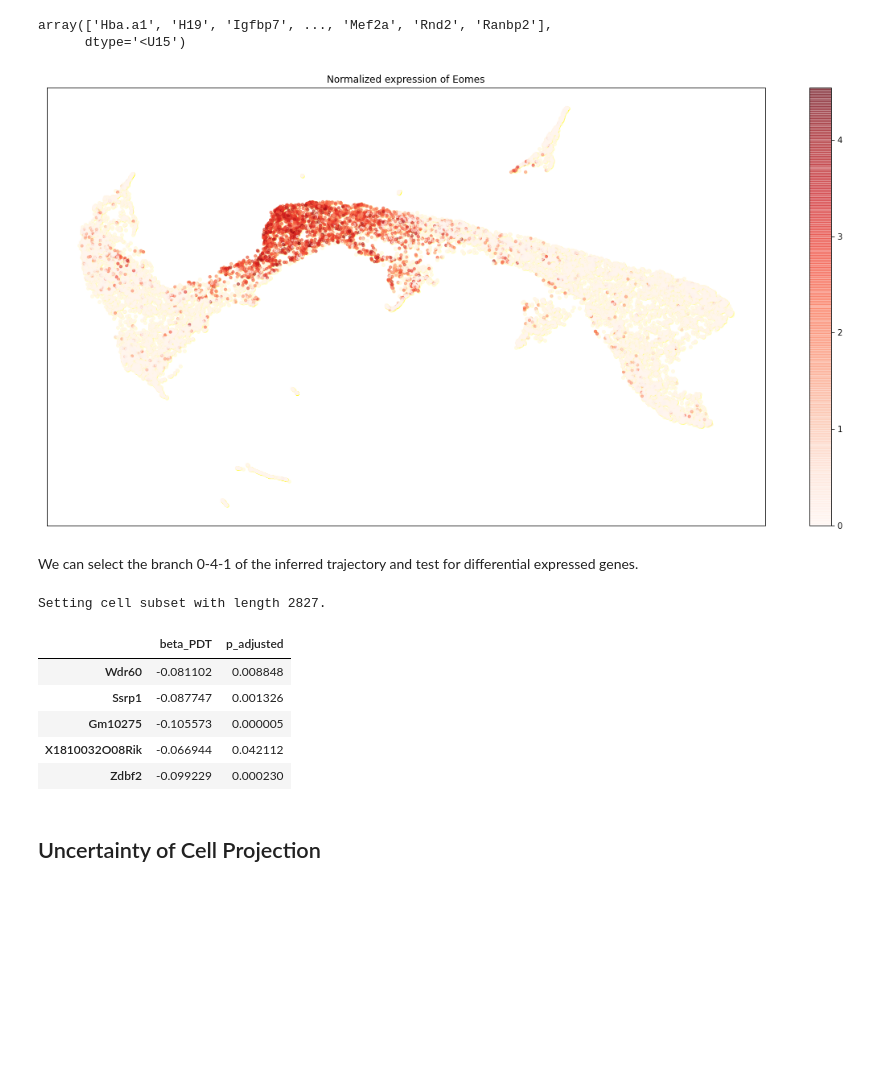
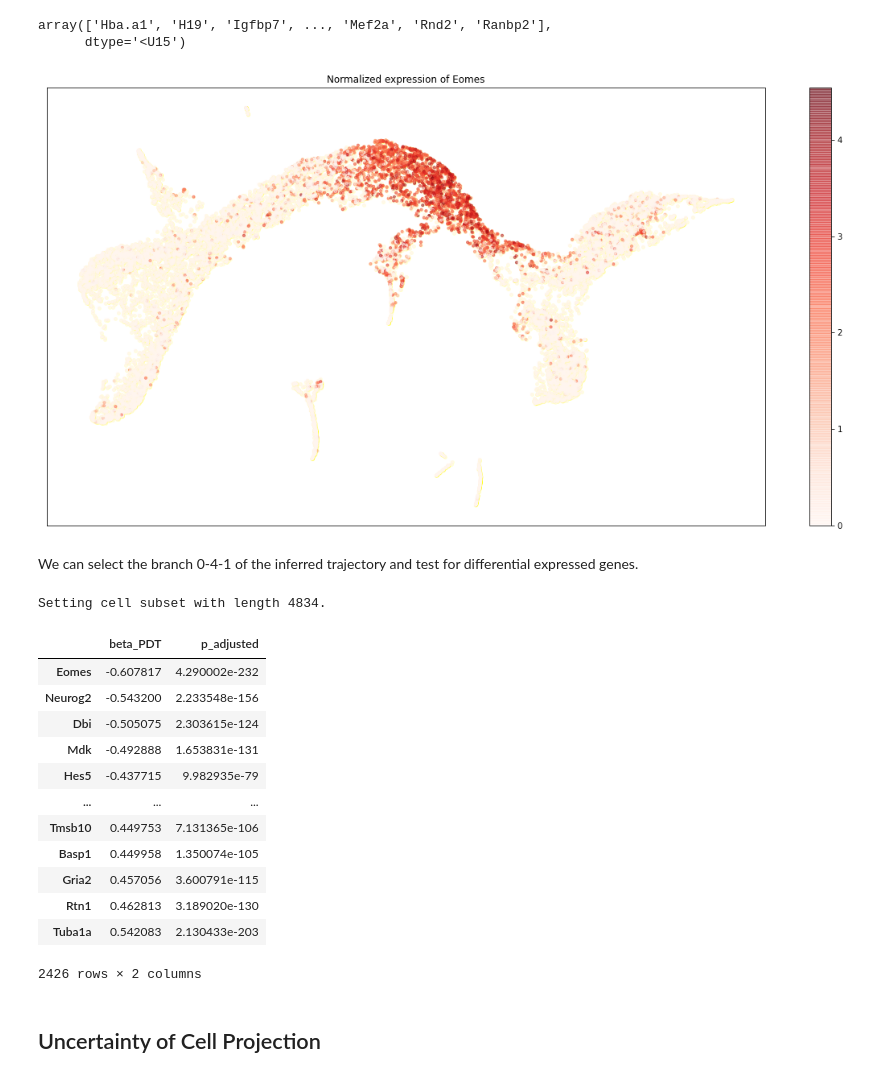
Before and after one commit to jaydu1/VITAE, a Jupyter notebook: tutorials/tutorial_mouse_brain.ipynb, the cells around one changed output. Drawn from its saved outputs; the diff is of its cells as text; code cells hidden in the pictures; blank space fills up the shorter version.

```diff
--- a/tutorials/tutorial_mouse_brain.ipynb
+++ b/tutorials/tutorial_mouse_brain.ipynb
@@ -235,7 +235,8 @@ model.train(test_size = 0.1,             # (Optional) the proportion or size of
             alpha=0.10,                  # (Optional) the value of alpha in [0,1] to encourage covariate adjustment. Not used if there is no covariates.
             beta=2,                      # (Optional) the value of beta in beta-VAE.
             num_epoch = 300,             # (Optional) the maximum number of epoches (the default is 300).
-            early_stopping_warmup=10,    # (Optional) the number of warmup epoches (the default is 0).
+            early_stopping_tolerance=0.5,# (Optional) the minimum change of loss to be considered as an improvement (the default is 1).
+            early_stopping_warmup=10,    # (Optional) the number of warmup epoches (the default is 10).
             #**kwargs                    # (Optional ) extra key-value arguments for calling the dimension reduction algorithms.
             )
 # %%
@@ -306,6 +308,6 @@ days = np.array([i[1:3] for i in data['cell_ids']], dtype=np.float32)
 begin_node_pred = model.select_root(days, 'sum')
 modified_G, modified_w, pseudotime = model.infer_trajectory(
     init_node=begin_node_pred,  # initial node for computing pseudotime.
-    cutoff=0.09                 # (Optional) cutoff score for edges (the default is 0.01).
+    cutoff=0.08                 # (Optional) cutoff score for edges (the default is 0.01).
     )
 # %% [output]
@@ -321,28 +323,35 @@ array(['Hba.a1', 'H19', 'Igfbp7', ..., 'Mef2a', 'Rnd2', 'Ranbp2'],
 # %%
 model.plot_marker_gene('Eomes')
 # %% [output]
-[figure, old version]
+[figure, new version]
 # %% [markdown]
 We can select the branch 0-4-1 of the inferred trajectory and test for differential expressed genes.
 # %%
-id_branch = ((modified_w[:,3] > 0.0)&(modified_w[:,4] > 0.0)) | \
-    ((modified_w[:,0] > 0.0)&(modified_w[:,5] > 0.0)) | \
-    ((modified_w[:,5] > 0.0)&(modified_w[:,4] > 0.0))
+id_branch = ((modified_w[:,0] > 0.0)&(modified_w[:,4] > 0.0)) | \
+    ((modified_w[:,4] > 0.0)&(modified_w[:,1] > 0.0)) | \
+    ((modified_w[:,1] > 0.5)&(modified_w[:,5] > 0.0))
 
 model.set_cell_subset(
     model.cell_names[id_branch]
     )
 
 res_df = model.differentially_expressed_test(alpha=0.05)
-res_df.head()
+res_df.sort_values('beta_PDT')
 # %% [output]
-Setting cell subset with length 2827.
+Setting cell subset with length 4834.
 |  | beta_PDT | p_adjusted |
-| Wdr60 | -0.081102 | 0.008848 |
-| Ssrp1 | -0.087747 | 0.001326 |
-| Gm10275 | -0.105573 | 0.000005 |
-| X1810032O08Rik | -0.066944 | 0.042112 |
-| Zdbf2 | -0.099229 | 0.000230 |
+| Eomes | -0.607817 | 4.290002e-232 |
+| Neurog2 | -0.543200 | 2.233548e-156 |
+| Dbi | -0.505075 | 2.303615e-124 |
+| Mdk | -0.492888 | 1.653831e-131 |
+| Hes5 | -0.437715 | 9.982935e-79 |
+| ... | ... | ... |
+| Tmsb10 | 0.449753 | 7.131365e-106 |
+| Basp1 | 0.449958 | 1.350074e-105 |
+| Gria2 | 0.457056 | 3.600791e-115 |
+| Rtn1 | 0.462813 | 3.189020e-130 |
+| Tuba1a | 0.542083 | 2.130433e-203 |
+2426 rows × 2 columns
 # %% [markdown]
 ## Uncertainty of Cell Projection
 # %%
```
Also changed, not shown: parts of 8 cells of this notebook, 15 other files.
